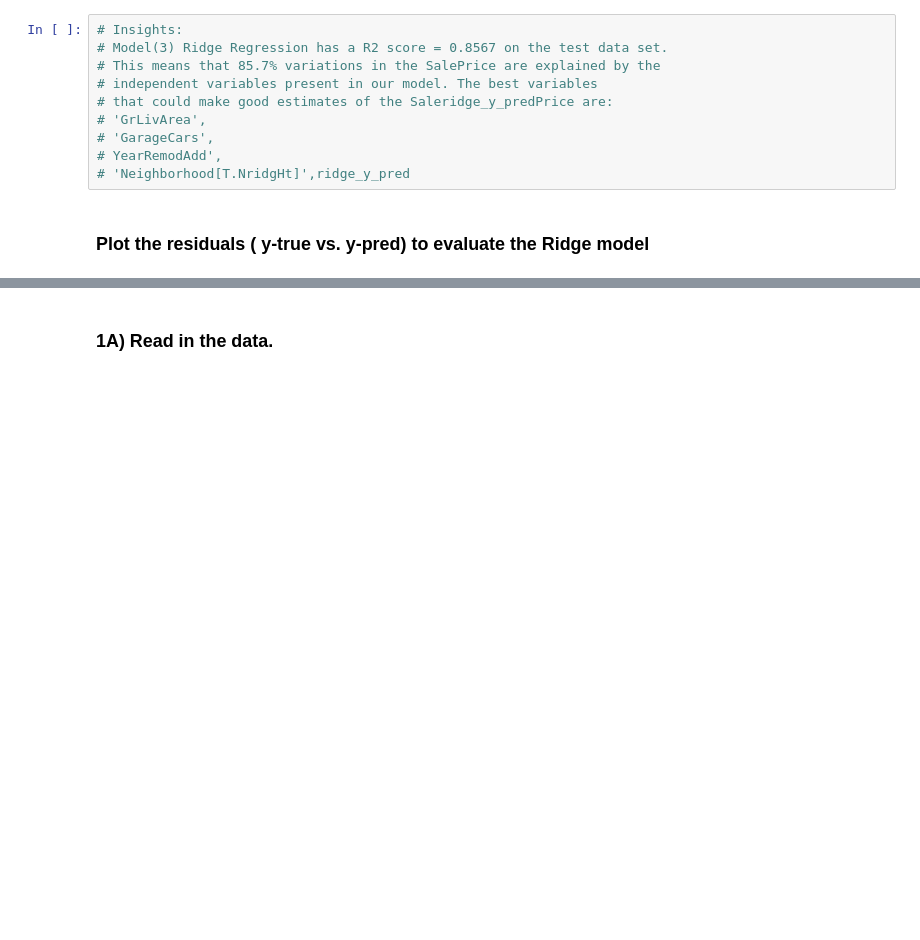
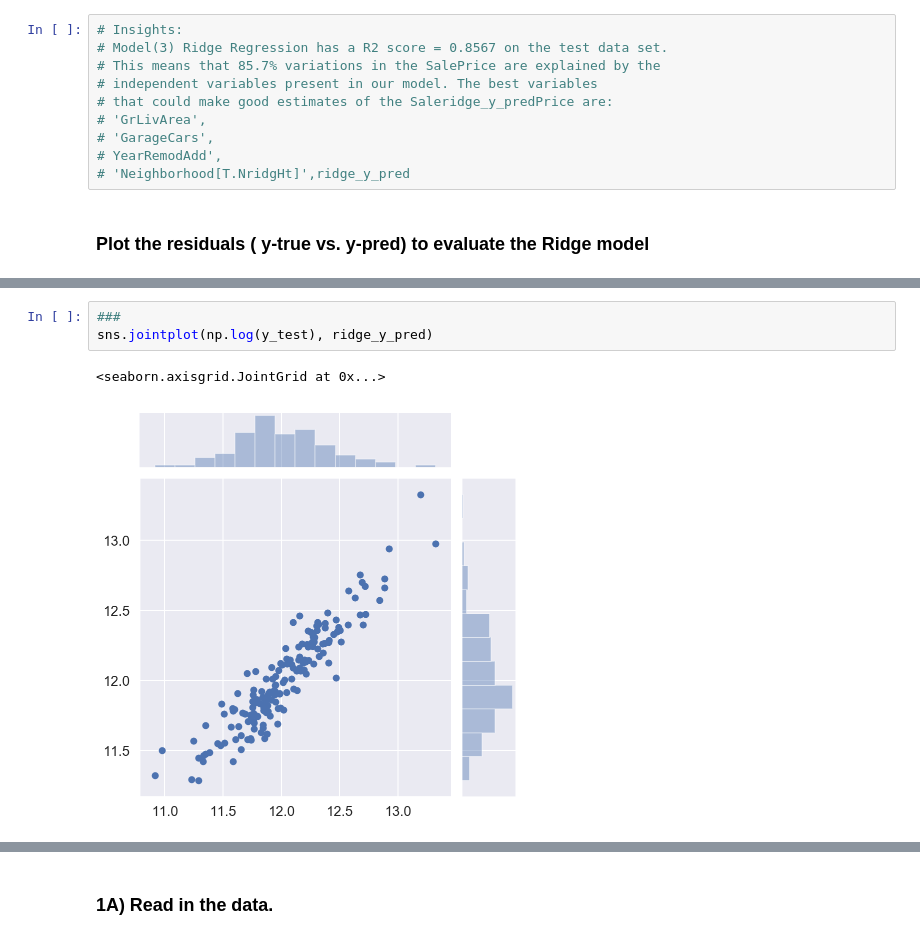
Before and after one commit to sktan2018/DSI-Projects, a Jupyter notebook: project-3/project-03-starter.ipynb, the cells around one changed output, grey strips where cells are left out. Drawn from its saved outputs; the diff is of its cells as text; blank space fills up the shorter version.

```diff
--- a/project-3/project-03-starter.ipynb
+++ b/project-3/project-03-starter.ipynb
@@ -1035,2 +1275,8 @@ sns.lmplot(x= 'log_SalePrice', y= 'y_pred', data = df)
+# %%
+###
+sns.jointplot(np.log(y_test), ridge_y_pred)
+# %% [output]
+<seaborn.axisgrid.JointGrid at 0x...>
+[figure, added]
 # %%
 sns.distplot(df['Residuals'], kde = False)
```
Also changed, not shown: parts of 111 cells of this notebook.
